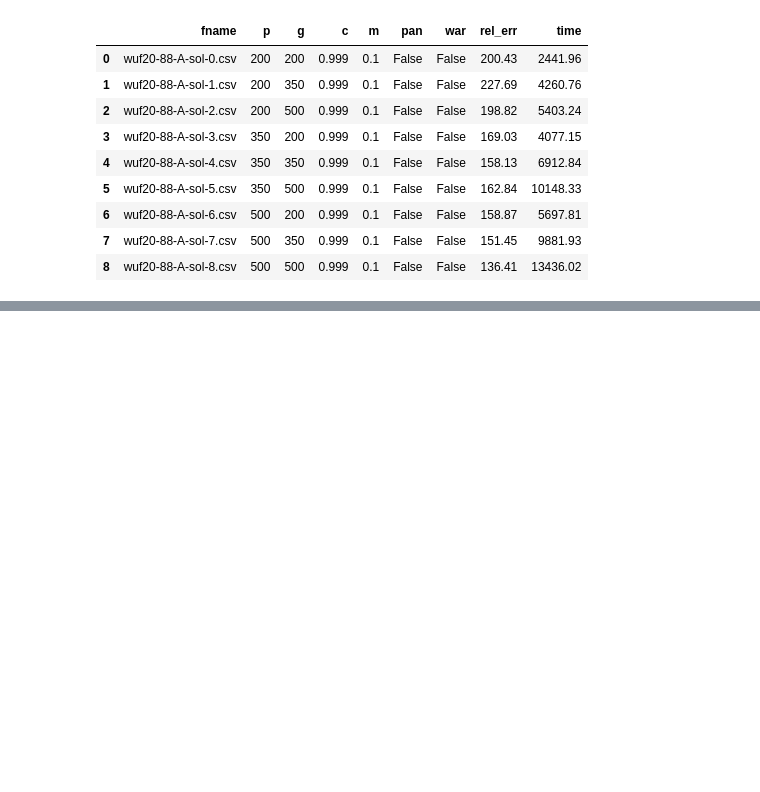
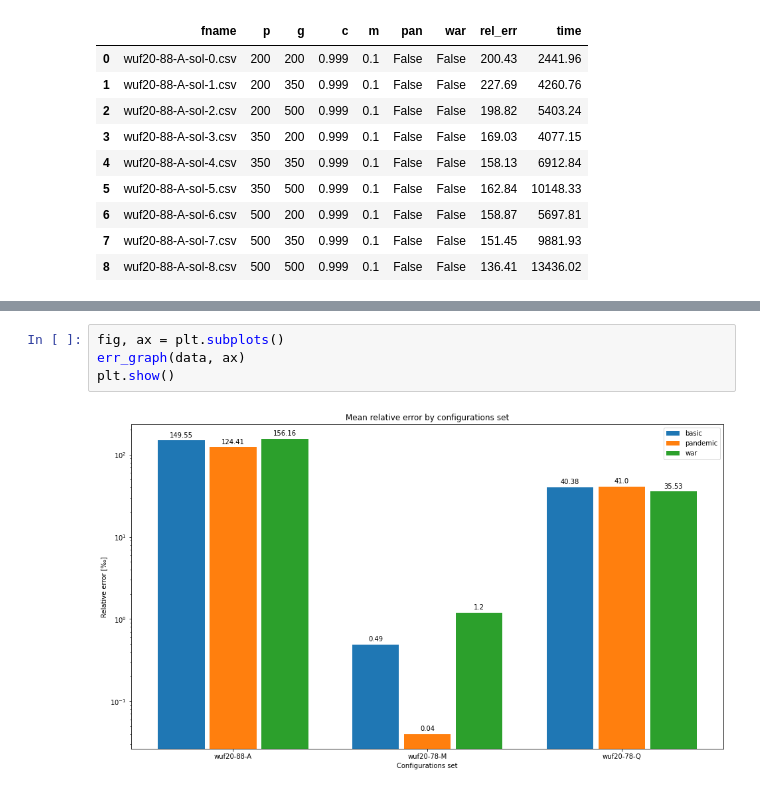
Before and after one commit to patrotom/combinatorial-optimization-problems, a Jupyter notebook: sat/notebooks/sat.ipynb, the cells around one changed output, grey strips where cells are left out. Cells and saved outputs as stored; diff of their text form; blank space fills up the shorter version.

```diff
--- a/sat/notebooks/sat.ipynb
+++ b/sat/notebooks/sat.ipynb
@@ -349,0 +411,6 @@ data
+# %%
+fig, ax = plt.subplots()
+err_graph(data, ax)
+plt.show()
+# %% [output]
+[figure, added]
```
Also changed, not shown: parts of 11 cells of this notebook, 3 other files.
